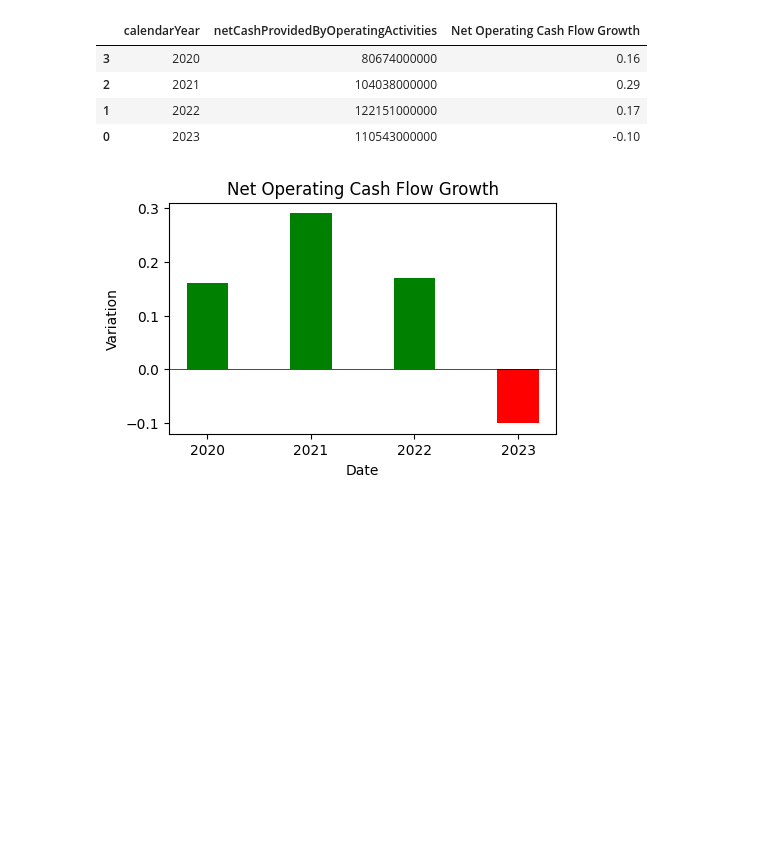
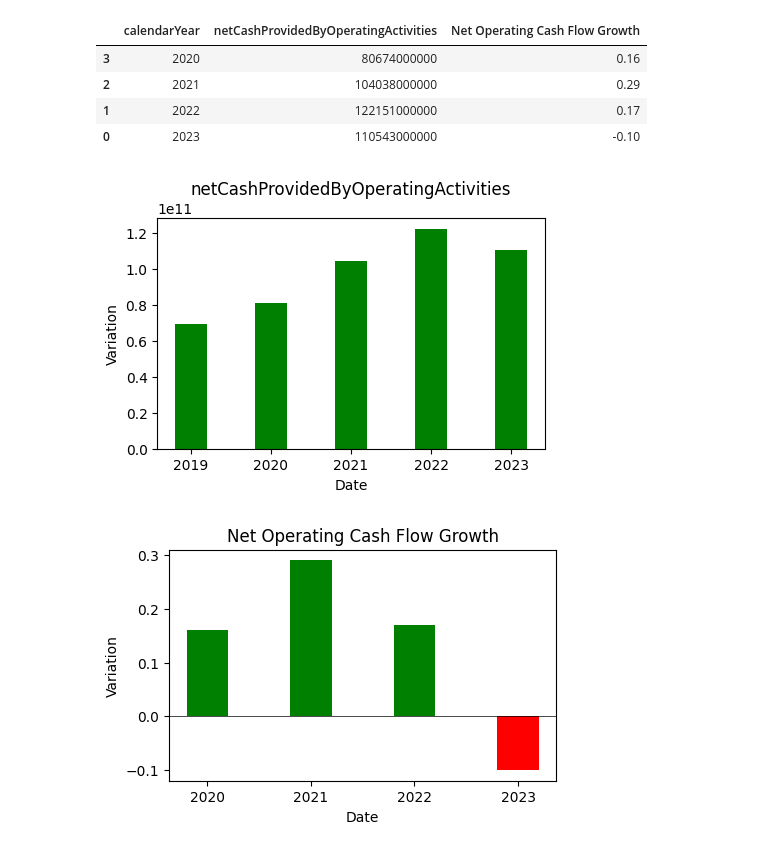
Before and after one commit to chiseanchang0727/financial-report-crawler, a Jupyter notebook: test_region/cashflow_analyzie.ipynb, the cells around one changed output. Cells and saved outputs as stored; diff of their text form; code cells hidden in the pictures; blank space fills up the shorter version.

```diff
--- a/test_region/cashflow_analyzie.ipynb
+++ b/test_region/cashflow_analyzie.ipynb
@@ -187,6 +194,15 @@ df_operationCash
 | 2 | 2021 | 104038000000 | 0.29 |
 | 1 | 2022 | 122151000000 | 0.17 |
 | 0 | 2023 | 110543000000 | -0.10 |
+# %%
+plot_bargraph(
+    df_aapl_cashflow[['calendarYear', 'netCashProvidedByOperatingActivities']],
+    date_col='calendarYear',
+    variation_col='netCashProvidedByOperatingActivities',
+    title='netCashProvidedByOperatingActivities'
+)
+# %% [output]
+[figure, added]
 # %%
 plot_bargraph(
     df_operationCash,
```
Also changed, not shown: parts of 12 cells of this notebook.
